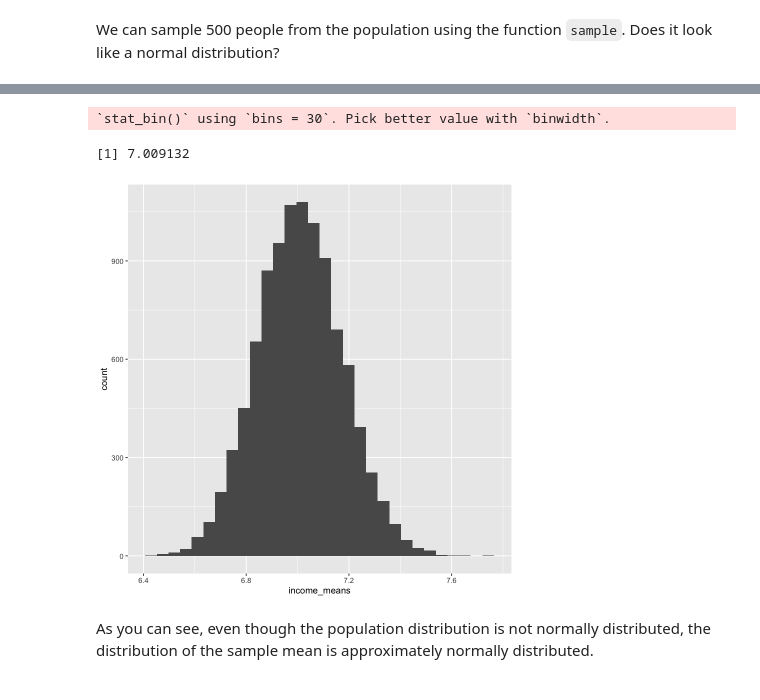
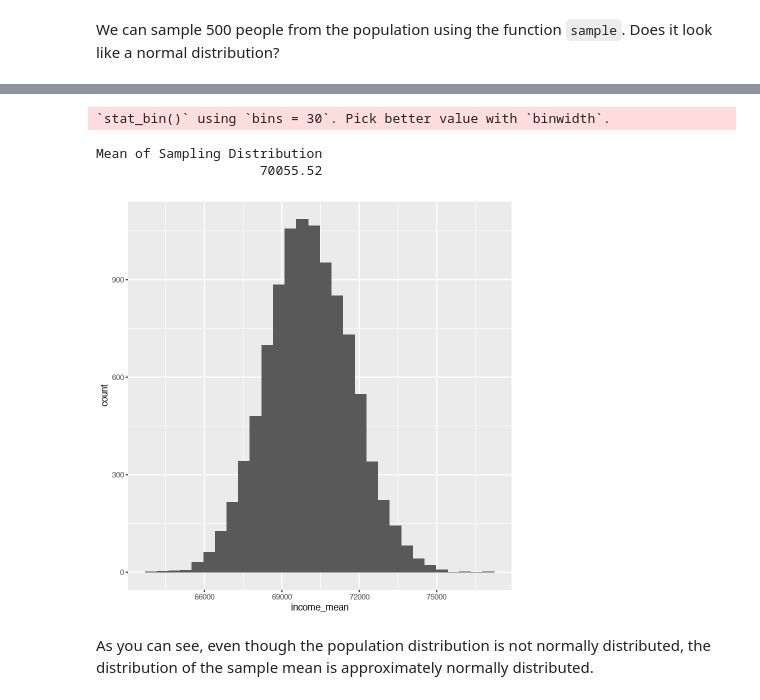
Before and after one commit to 5harad/API201-2022, a Jupyter notebook: review_sessions/review_6/review_6_answers.ipynb, the cells around one changed output, grey strips where cells are left out. Drawn from its saved outputs; the diff is of its cells as text; code cells hidden in the pictures.

```diff
--- a/review_sessions/review_6/review_6_answers.ipynb
+++ b/review_sessions/review_6/review_6_answers.ipynb
@@ -69,15 +61,18 @@ We can use the `replicate` function to sample from the population multiple times
-# %%
-income_means <- replicate(10000, mean(sample(data$income, 500)))
-
-many_samples <- tibble(income_means=income_means)
-ggplot(many_samples) +
-geom_histogram(aes(x=income_means))
-
-mean(many_samples$income_means)
-# %% [output]
-`stat_bin()` using `bins = 30`. Pick better value with `binwidth`.
-[1] 7.009132
-[figure, removed]
+# %%
+# Sample many times
+set.seed(1)
+income_means <- tibble(income_mean = replicate(10000, mean(sample(data$income, 500))))
+
+# Plot distribution
+ggplot(income_means) + geom_histogram(aes(x = income_mean))
+
+# Calculate mean of sampling distribution
+c("Mean of Sampling Distribution" = mean(income_means$income_mean))
+# %% [output]
+`stat_bin()` using `bins = 30`. Pick better value with `binwidth`.
+Mean of Sampling Distribution
+                     70055.52
+[figure, added]
 # %% [markdown]
 As you can see, even though the population distribution is not normally distributed, the distribution of the sample mean is approximately normally distributed.
 # %% [markdown]
```
Also changed, not shown: parts of 42 cells of this notebook.
